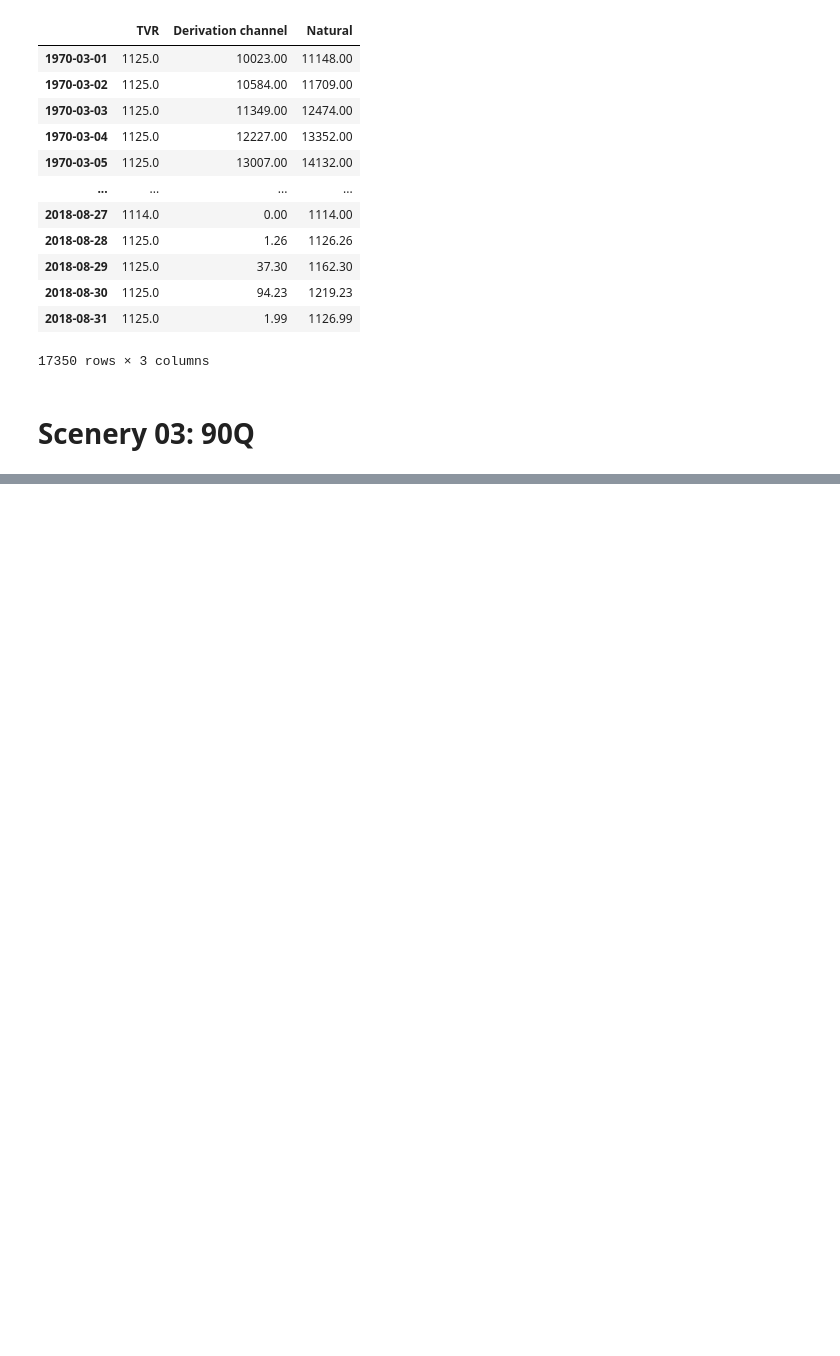
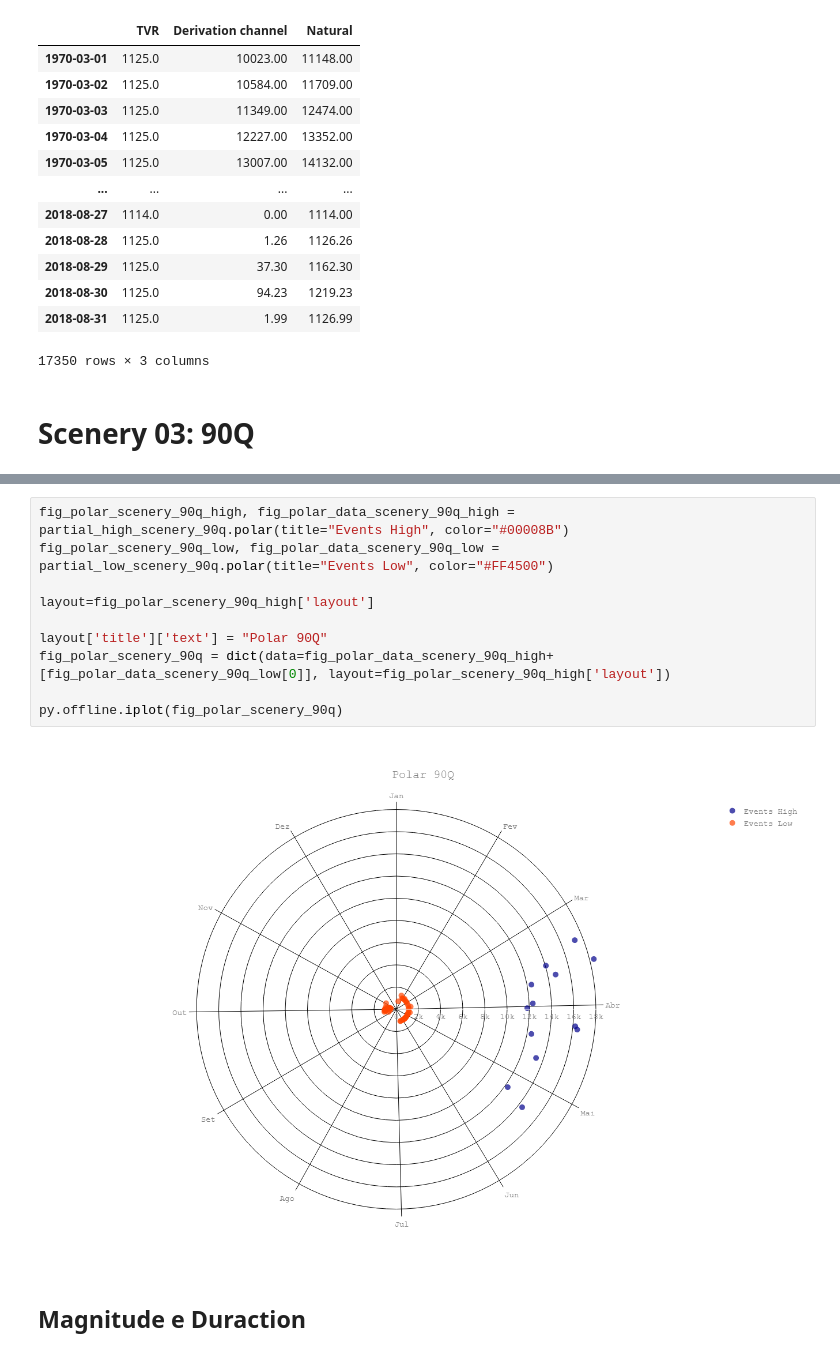
Before and after one commit to clebsonpy/HidroComp, a Jupyter notebook: Artigo-Volta-Grande/Hydrology Alteration - 90Q.ipynb, the cells around one changed output, grey strips where cells are left out. Saved outputs shown, nothing was run; the diff lists cells and outputs as text; blank space fills up the shorter version.

```diff
--- a/Artigo-Volta-Grande/Hydrology Alteration - 90Q.ipynb
+++ b/Artigo-Volta-Grande/Hydrology Alteration - 90Q.ipynb
@@ -53,0 +106,14 @@ scenery_90q_del
+# %%
+fig_polar_scenery_90q_high, fig_polar_data_scenery_90q_high = partial_high_scenery_90q.polar(title="Events High", color="#00008B")
+fig_polar_scenery_90q_low, fig_polar_data_scenery_90q_low = partial_low_scenery_90q.polar(title="Events Low", color="#FF4500")
+
+layout=fig_polar_scenery_90q_high['layout']
+
+layout['title']['text'] = "Polar 90Q"
+fig_polar_scenery_90q = dict(data=fig_polar_data_scenery_90q_high+[fig_polar_data_scenery_90q_low[0]], layout=fig_polar_scenery_90q_high['layout'])
+
+py.offline.iplot(fig_polar_scenery_90q)
+# %% [output]
+[figure, added]
+# %% [markdown]
+## Magnitude e Duraction
```
Also changed, not shown: parts of 17 cells of this notebook, 4 other files.
